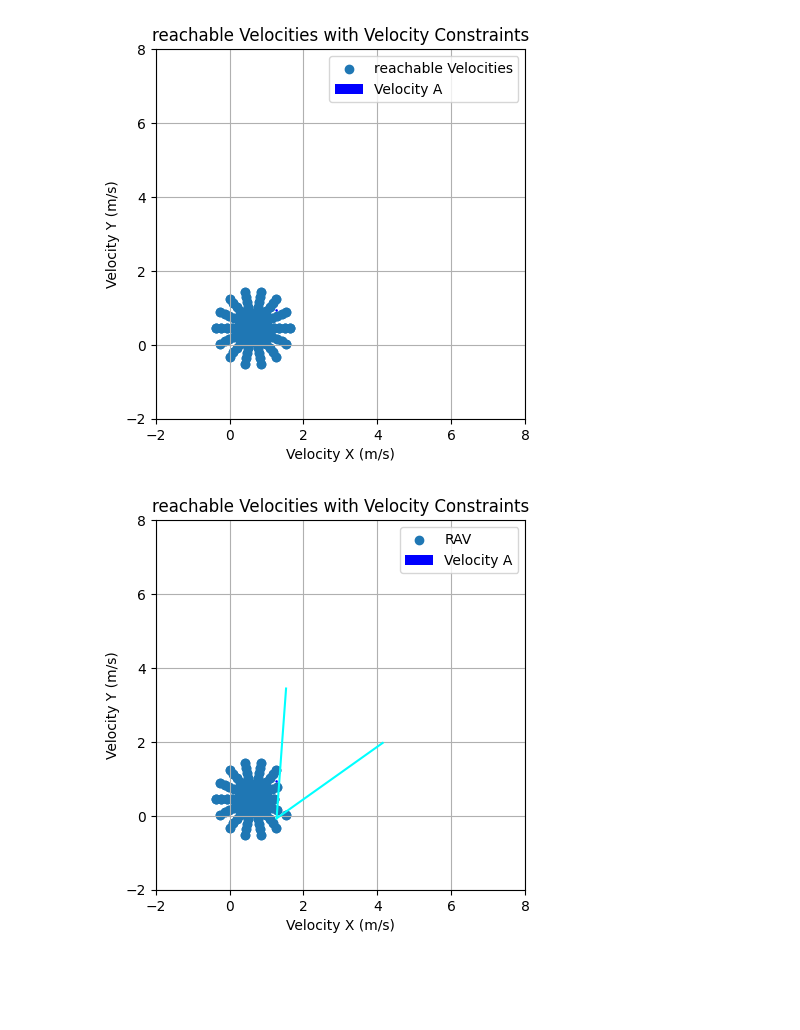
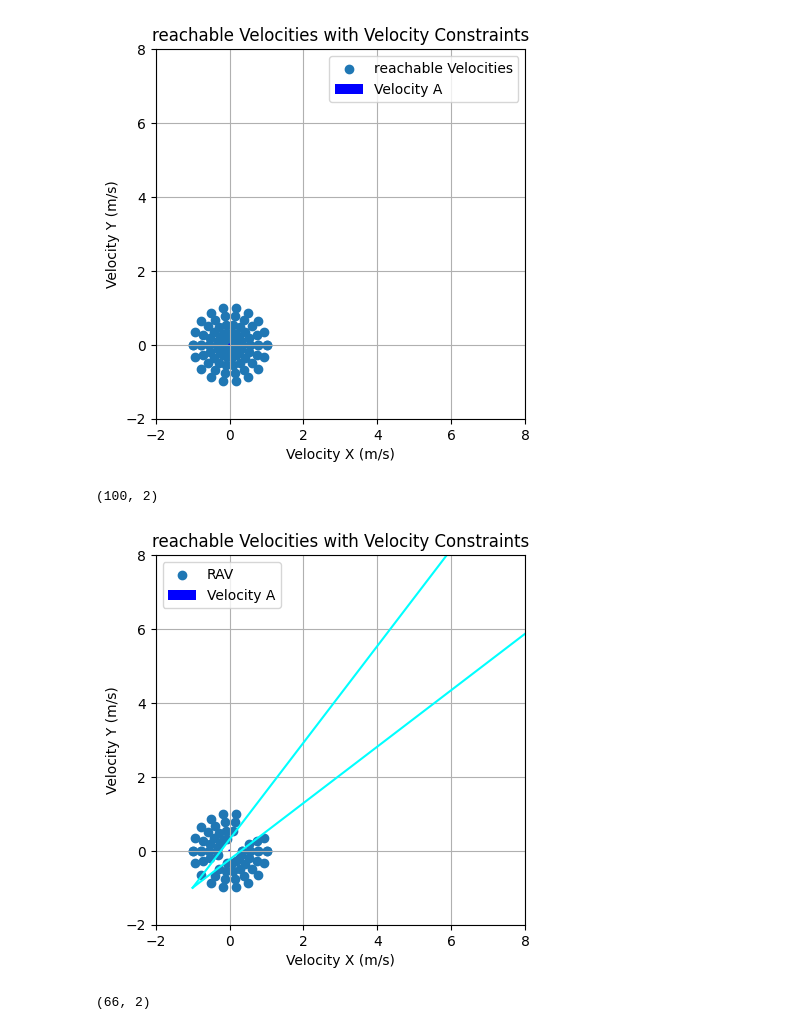
Before and after one commit to ParzivalStark/Velocity-Obstacles, a Jupyter notebook: Simulation_VO.ipynb, the cells around one changed output. Cells and saved outputs as stored; diff of their text form; code cells hidden in the pictures; blank space fills up the shorter version.

Commit message:
Update in RAV (Add A_pos to calculate vel points correctly. Change in intersection formula)

```diff
--- a/Simulation_VO.ipynb
+++ b/Simulation_VO.ipynb
@@ -217,11 +239,11 @@ A_pos = np.array([0, 0])  # Position of A
 A_vel = np.array([0, 0])  # Velocity of A
 A_radius = 0.5            # Radius of A
 
-B_pos = np.array([3, 7])  # Position of B
-B_vel = np.array([0, -1])  # Velocity of B
+B_pos = np.array([8, 8])  # Position of B
+B_vel = np.array([-1, -1])  # Velocity of B
 B_radius = 1              # Radius of B
 
-numPoints = 15            # Discretization
+numPoints = 10            # Discretization
 
 T_h = 10
 
@@ -247,14 +269,18 @@ plot_vel_ob(A_pos, A_vel, A_radius, B_pos, B_vel, B_radius, rear_line, front_lin
 reachable_vel_set = get_reachable_velocities(A_pos, A_vel, v_max, a_max, dt, numPoints)
 
 plot_RV(A_pos, A_vel, reachable_vel_set)
+print(reachable_vel_set.shape)
 # %% [output]
-[figure, old version]
+[figure, new version]
+(100, 2)
 # %%
-RAV = get_RAV(A_pos, B_vel, rear_line, front_line)
+RAV = get_RAV(A_pos, B_vel, rear_line, front_line, reachable_vel_set)
 
 plot_RAV(A_pos, A_vel, RAV, rear_line, front_line)
+print(RAV.shape)
 # %% [output]
-[figure, old version]
+[figure, new version]
+(66, 2)
 # %%
 best_vel = get_best_vel(goal, A_pos, RAV)
 
```
Also changed, not shown: parts of 5 cells of this notebook.
